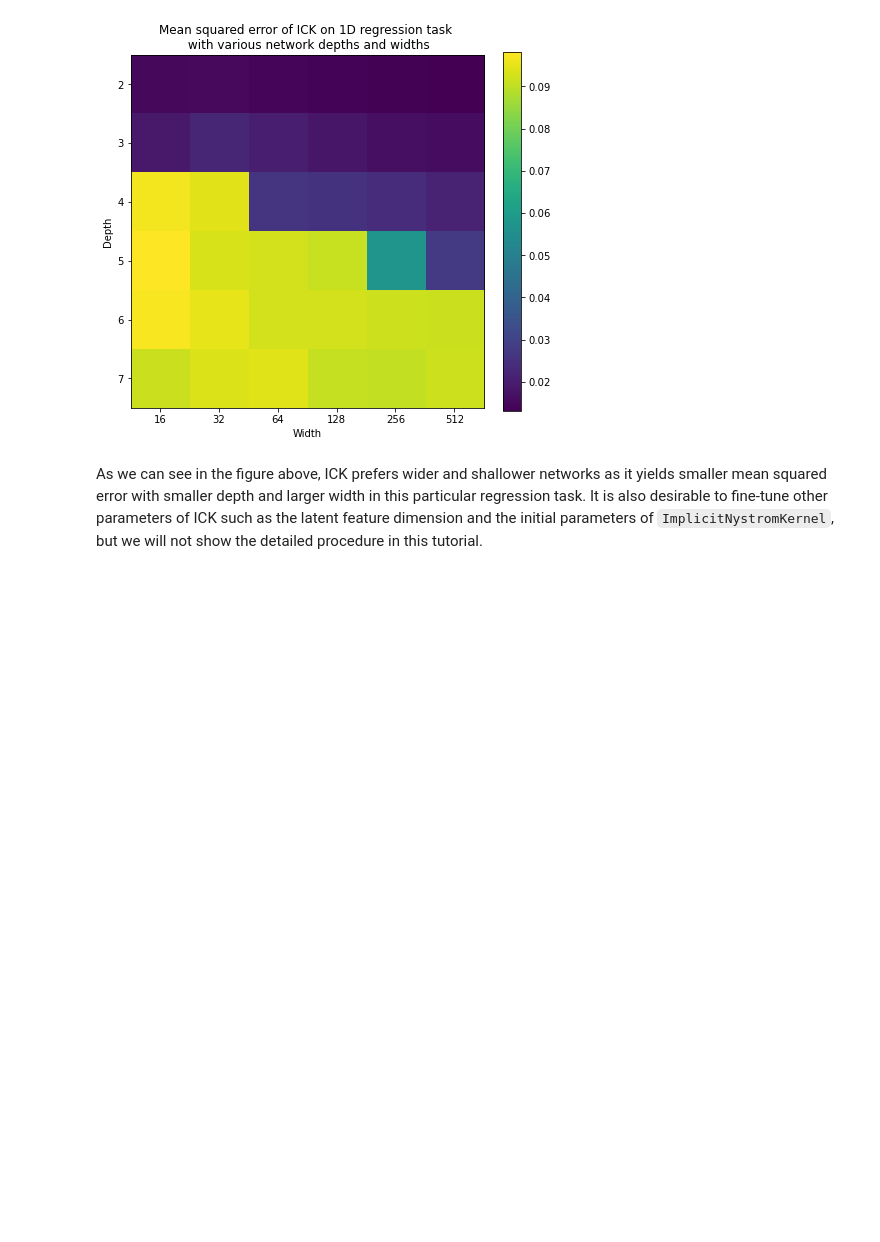
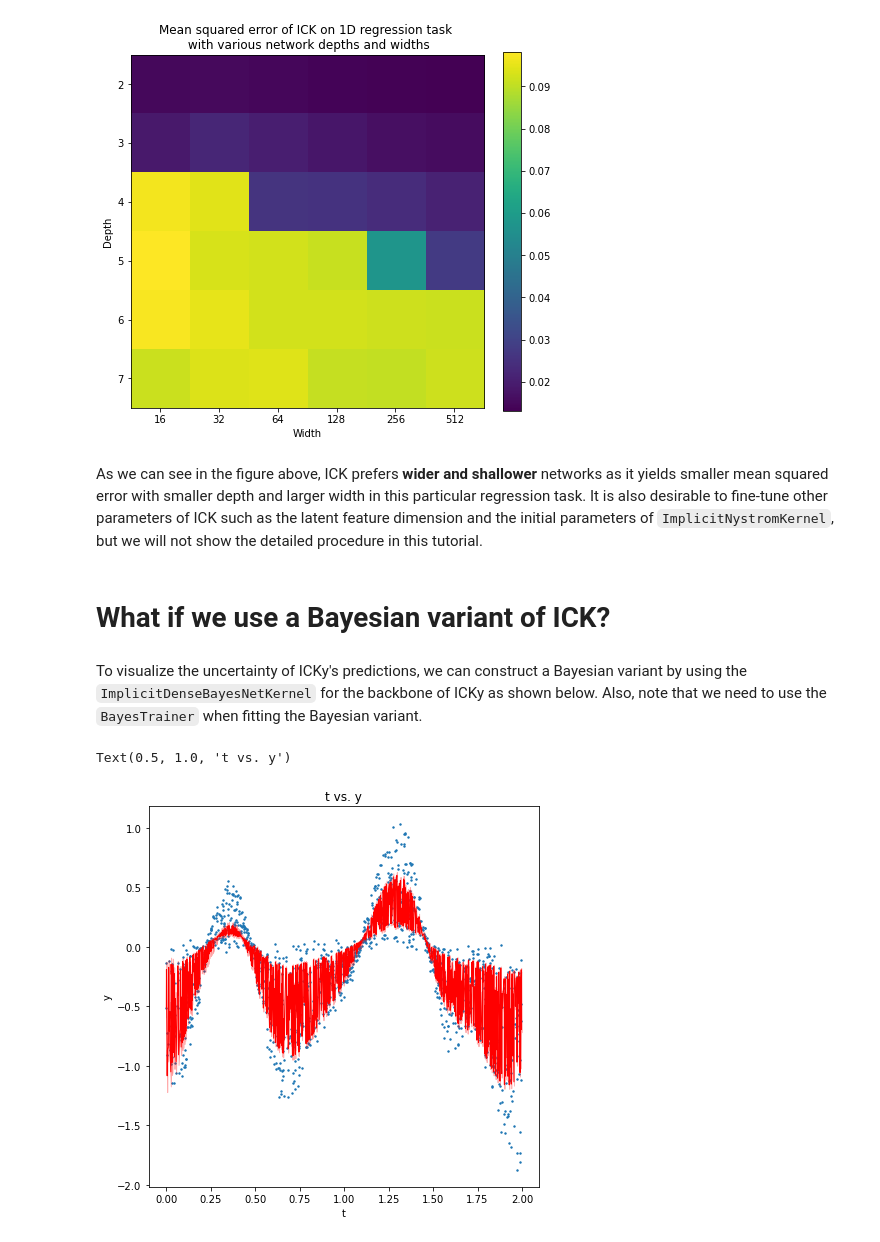
Before and after one commit to jzy95310/ICK, a Jupyter notebook: tutorial_1d_regression.ipynb, the cells around one changed output. Cells and saved outputs as stored; diff of their text form; code cells hidden in the pictures; blank space fills up the shorter version.

Commit message:
Add Bayesian variant and some style fix

````diff
--- a/tutorial_1d_regression.ipynb
+++ b/tutorial_1d_regression.ipynb
@@ -107,7 +108,7 @@ kernel_nn = ImplicitDenseNetKernel(
     input_dim=40,
     latent_feature_dim=16,
     num_blocks=1,
-    num_layers=1,
+    num_layers_per_block=1,
     num_units=64,
 )
 kernel_sm = ImplicitNystromKernel(
@@ -124,10 +125,7 @@ kernel_sm = ImplicitNystromKernel(
 # %% [markdown]
 After passing the implicit kernels to the ICK model, we can now instantiate a trainer and fit ICK to the data as shown below.
 # %%
-model = ICK(
-    num_modalities=2,
-    kernel_assignment=[kernel_nn,kernel_sm]
-)
+model = ICK([kernel_nn,kernel_sm])
 device = torch.device("cuda" if torch.cuda.is_available() else "cpu")
 optimizer = optim.Adam(model.parameters(), lr=5e-5, weight_decay=0.1)
 epochs, patience = 300, 10
@@ -178,7 +176,7 @@ for i in trange(len(num_blocks_to_try)):
             input_dim=40,
             latent_feature_dim=16,
             num_blocks=num_blocks_to_try[i],
-            num_layers=1,
+            num_layers_per_block=1,
             num_units=widths_to_try[j],
         )
         kernel_sm = ImplicitNystromKernel(
@@ -190,10 +188,7 @@ for i in trange(len(num_blocks_to_try)):
             num_inducing_points=16,
             nys_space=[[0.,2.]]
         )
-        model = ICK(
-            num_modalities=2,
-            kernel_assignment=[kernel_nn,kernel_sm]
-        )
+        model = ICK([kernel_nn,kernel_sm])
         device = torch.device("cuda" if torch.cuda.is_available() else "cpu")
         optimizer = optim.Adam(model.parameters(), lr=5e-5, weight_decay=0.1)
         epochs, patience = 300, 10
@@ -225,4 +220,8 @@ plt.colorbar(img, ax=ax, fraction=0.046)
 <matplotlib.colorbar.Colorbar at 0x...>
 [figure]
 # %% [markdown]
-As we can see in the figure above, ICK prefers wider and shallower networks as it yields smaller mean squared error with smaller depth and larger width in this particular regression task. It is also desirable to fine-tune other parameters of ICK such as the latent feature dimension and the initial parameters of ```ImplicitNystromKernel```, but we will not show the detailed procedure in this tutorial.
+As we can see in the figure above, ICK prefers **wider and shallower** networks as it yields smaller mean squared error with smaller depth and larger width in this particular regression task. It is also desirable to fine-tune other parameters of ICK such as the latent feature dimension and the initial parameters of ```ImplicitNystromKernel```, but we will not show the detailed procedure in this tutorial.
+# %% [markdown]
+# What if we use a Bayesian variant of ICK?
+# %% [markdown]
+To visualize the uncertainty of ICKy's predictions, we can construct a Bayesian variant by using the ```ImplicitDenseBayesNetKernel``` for the backbone of ICKy as shown below. Also, note that we need to use the ```BayesTrainer``` when fitting the Bayesian variant.
@@ -228,0 +248,32 @@ As we can see in the figure above, ICK prefers wider and shallower networks as i
+# %%
+model = ICK([kernel_bnn,kernel_sm])
+device = torch.device("cuda" if torch.cuda.is_available() else "cpu")
+optimizer = optim.Adam(model.parameters(), lr=1e-4, weight_decay=0.1)
+epochs, patience = 300, 10
+trainer = BayesTrainer(
+    model=model,
+    data_generators=data_generators,
+    optimizer=optimizer,
+    model_save_dir=None,
+    device=device,
+    epochs=epochs,
+    kl_weight=0.01
+)
+trainer.train()
+# %%
+y_test_pred_mean, y_test_pred_std, y_test_true = trainer.predict()
+t = np.squeeze(x_test[1])
+y_test_pred_mean = y_test_pred_mean[t.argsort()]
+y_test_pred_std = y_test_pred_std[t.argsort()]
+y_test_true = y_test_true[t.argsort()]
+t = np.sort(t)
+fig, ax = plt.subplots(1,1,figsize=(7,7))
+ax.scatter(t, y_test_true, s=2)
+ax.plot(t, y_test_pred_mean, color='red', lw=1)
+ax.fill_between(t, y_test_pred_mean-y_test_pred_std, y_test_pred_mean+y_test_pred_std, color='red', alpha=0.3)
+ax.set_xlabel('t')
+ax.set_ylabel('y')
+ax.set_title('t vs. y')
+# %% [output]
+Text(0.5, 1.0, 't vs. y')
+[figure, added]
````
Also changed, not shown: parts of 5 cells of this notebook, 5 other files.
